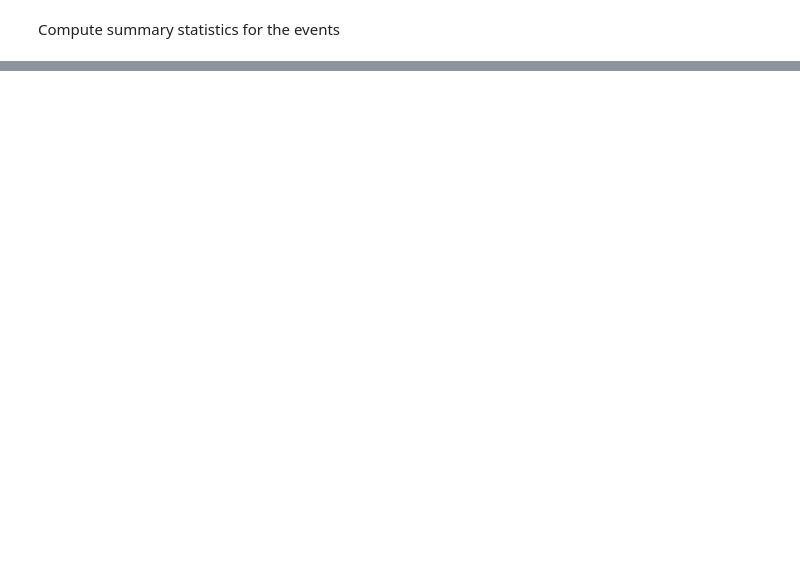
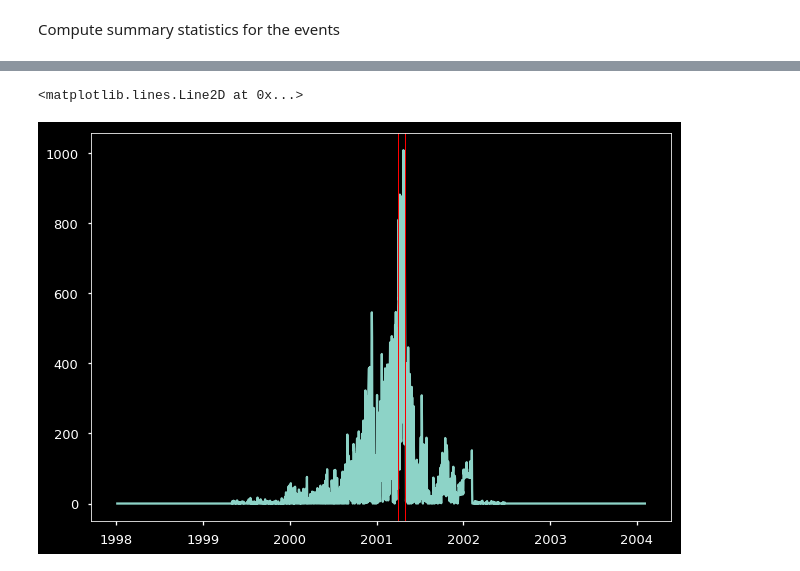
Before and after one commit to mizvol/enron-email-network-analysis, a Jupyter notebook: Enron-graph.ipynb, the cells around one changed output, grey strips where cells are left out. Saved outputs shown, nothing was run; the diff lists cells and outputs as text; code cells hidden in the pictures; blank space fills up the shorter version.

```diff
--- a/Enron-graph.ipynb
+++ b/Enron-graph.ipynb
@@ -280,0 +292,7 @@ for row in ax:
+# %%
+plt.plot(dates, summary_apr_std)
+plt.axvline(x= '2001-04-01 00:00:00', color='r', linewidth=1)
+plt.axvline(x= '2001-04-30 00:00:00', color='r', linewidth=1)
+# %% [output]
+<matplotlib.lines.Line2D at 0x...>
+[figure, added]
```
Also changed, not shown: parts of 22 cells of this notebook.
